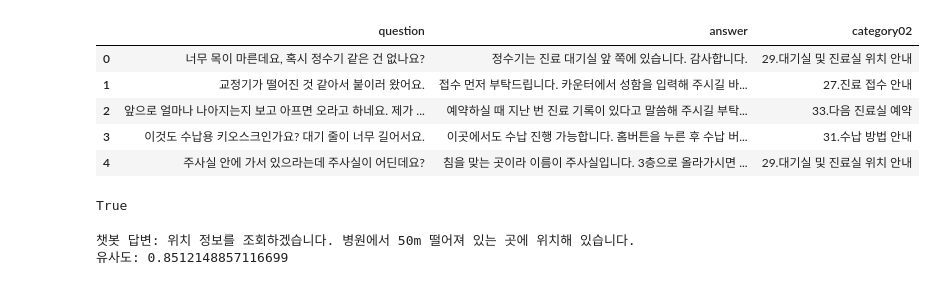
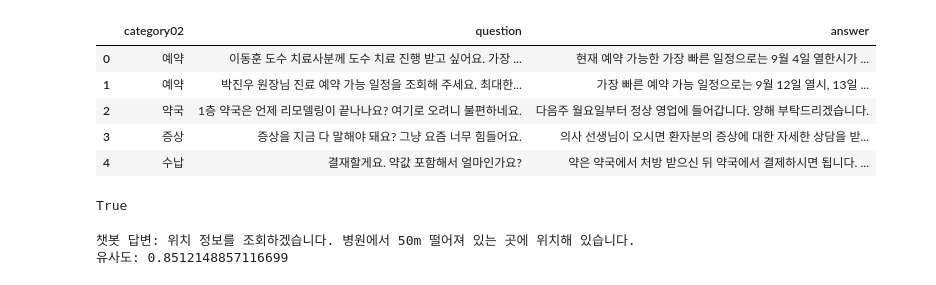
Before and after one commit to Dayeonee2/landimark_project, a Jupyter notebook: dymodeling health/bertsentencemodeling.ipynb, the cells around one changed output. Drawn from its saved outputs; the diff is of its cells as text; code cells hidden in the pictures.

```diff
--- a/dymodeling health/bertsentencemodeling.ipynb
+++ b/dymodeling health/bertsentencemodeling.ipynb
@@ -1,12 +1,12 @@
 # %%
 import pandas as pd
 
-df = pd.read_csv('file/health_result.csv')
+df = pd.read_csv('file/df_health.csv')
 df.head()
 # %% [output]
-|  | question | answer | category02 |
-| 0 | 너무 목이 마른데요, 혹시 정수기 같은 건 없나요? | 정수기는 진료 대기실 앞 쪽에 있습니다. 감사합니다. | 29.대기실 및 진료실 위치 안내 |
-| 1 | 교정기가 떨어진 것 같아서 붙이러 왔어요. | 접수 먼저 부탁드립니다. 카운터에서 성함을 입력해 주시길 바... | 27.진료 접수 안내 |
-| 2 | 앞으로 얼마나 나아지는지 보고 아프면 오라고 하네요. 제가 ... | 예약하실 때 지난 번 진료 기록이 있다고 말씀해 주시길 부탁... | 33.다음 진료실 예약 |
-| 3 | 이것도 수납용 키오스크인가요? 대기 줄이 너무 길어서요. | 이곳에서도 수납 진행 가능합니다. 홈버튼을 누른 후 수납 버... | 31.수납 방법 안내 |
-| 4 | 주사실 안에 가서 있으라는데 주사실이 어딘데요? | 침을 맞는 곳이라 이름이 주사실입니다. 3층으로 올라가시면 ... | 29.대기실 및 진료실 위치 안내 |
+|  | category02 | question | answer |
+| 0 | 예약 | 이동훈 도수 치료사분께 도수 치료 진행 받고 싶어요. 가장 ... | 현재 예약 가능한 가장 빠른 일정으로는 9월 4일 열한시가 ... |
+| 1 | 예약 | 박진우 원장님 진료 예약 가능 일정을 조회해 주세요. 최대한... | 가장 빠른 예약 가능 일정으로는 9월 12일 열시, 13일 ... |
+| 2 | 약국 | 1층 약국은 언제 리모델링이 끝나나요? 여기로 오려니 불편하네요. | 다음주 월요일부터 정상 영업에 들어갑니다. 양해 부탁드리겠습니다. |
+| 3 | 증상 | 증상을 지금 다 말해야 돼요? 그냥 요즘 너무 힘들어요. | 의사 선생님이 오시면 환자분의 증상에 대한 자세한 상담을 받... |
+| 4 | 수납 | 결재할게요. 약값 포함해서 얼마인가요? | 약은 약국에서 처방 받으신 뒤 약국에서 결제하시면 됩니다. ... |
```
Also changed, not shown: parts of 7 cells of this notebook, 6 other files.
